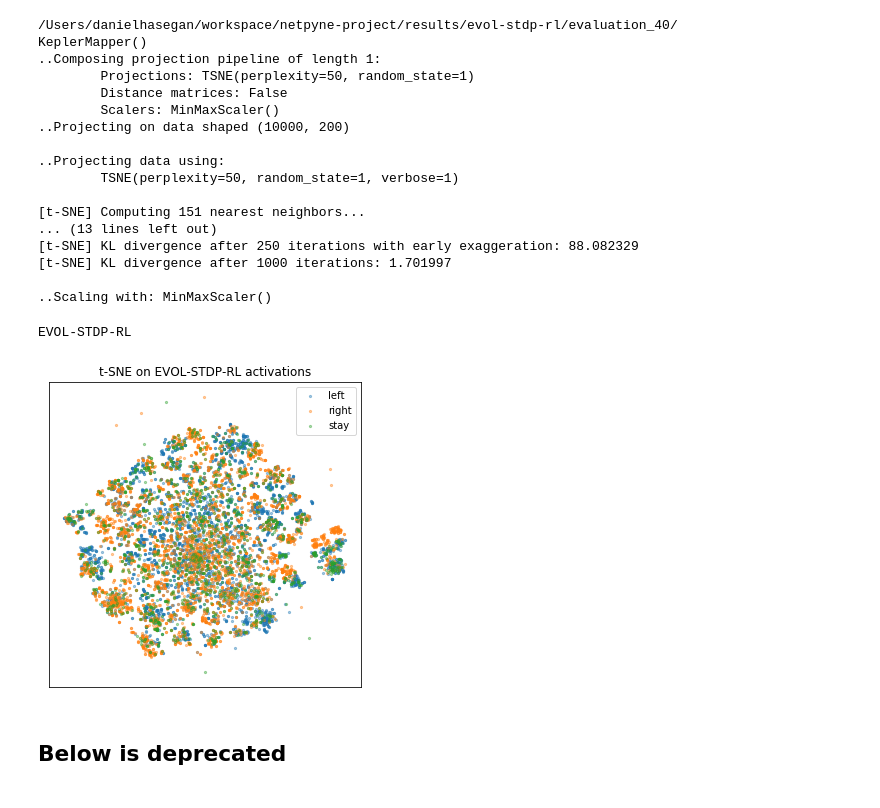
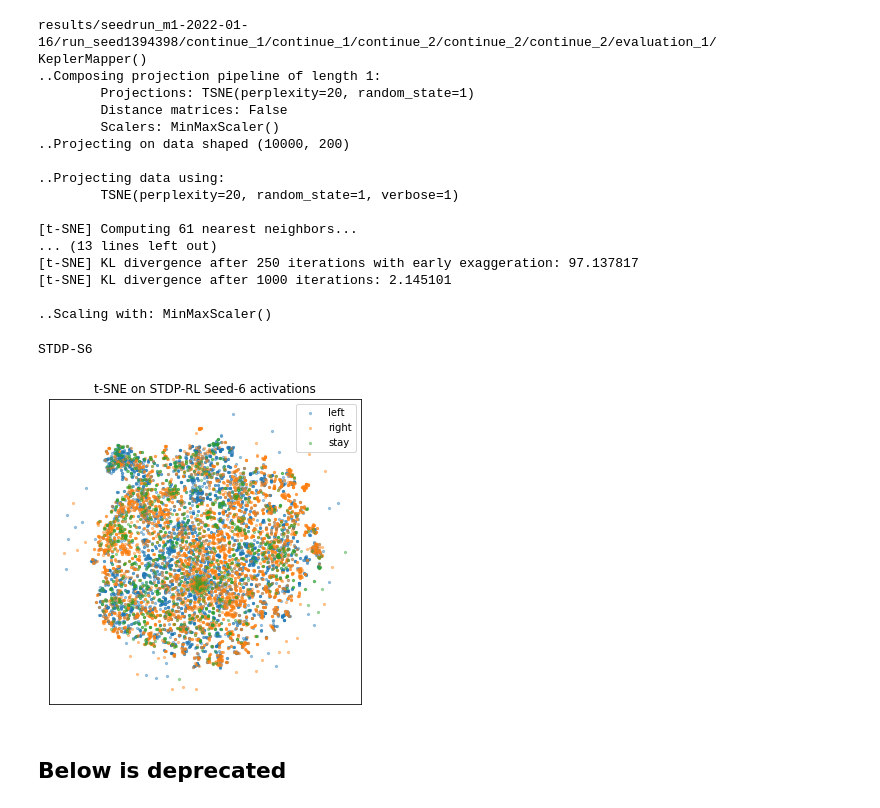
Before and after one commit to NathanKlineInstitute/netpyne-STDP, a Jupyter notebook: notebooks/tSNE plots.ipynb, the cells around one changed output. Drawn from its saved outputs; the diff is of its cells as text; code cells hidden in the pictures.

```diff
--- a/notebooks/tSNE plots.ipynb
+++ b/notebooks/tSNE plots.ipynb
@@ -10,17 +10,26 @@ from kmapper import KeplerMapper, Cover
 from sklearn.manifold import TSNE
 from sklearn.cluster import DBSCAN
 
-# WDIRS = ['/Users/danielhasegan/workspace/netpyne-project/results/20210907-ES1500it/evaluation_0/',
-#     '/Users/danielhasegan/workspace/netpyne-project/results/20210907-ES1500it/evaluation_15/',
-#     '/Users/danielhasegan/workspace/netpyne-project/results/hpsearch-2021-09-06/best/1_run_168/evaluation_8/',
+WDIRS = [
+    'results/seedrun_m1-2022-01-16/run_seed1394398/evaluation_0/',
+    'results/seedrun_m1-2022-01-16/run_seed1394398/continue_1/continue_1/continue_2/continue_2/continue_2/evaluation_1/',
+    'results/20220129-EVOL_b5-goodseed/continue_1/continue_1/continue_1/continue_1/continue_1/continue_1/continue_1/continue_1/evaluation_1/',
+    'results/seedrun_m1-2022-01-16/run_seed5397326/evaluation_0/',
+    'results/seedrun_m1-2022-01-16/run_seed5397326/continue_1/continue_1/continue_2/continue_2/continue_2/evaluation_50/',
+    'results/20220128-EVOL_b5-badseed/continue_1/continue_1/continue_1/continue_1/continue_1/continue_1/continue_1/continue_1/continue_1/continue_1/evaluation_2/',
+]
+
+NAMES = ['INIT-S6', 'STDP-S6', 'EVOL-S6', 'INIT-S3', 'STDP-S3', 'EVOL-S3']
+
+GET_ONLY = 1
+if GET_ONLY != None:
+    WDIRS = WDIRS[GET_ONLY:GET_ONLY+1]
+    NAMES = NAMES[GET_ONLY:GET_ONLY+1]
+
+# WDIRS = [
 #     '/Users/danielhasegan/workspace/netpyne-project/results/evol-stdp-rl/evaluation_40/',]
 
-# NAMES = ['INIT', 'EVOL', 'STDP', 'EVOL-STDP-RL']
-
-WDIRS = [
-    '/Users/danielhasegan/workspace/netpyne-project/results/evol-stdp-rl/evaluation_40/',]
-
-NAMES = ['EVOL-STDP-RL']
+# NAMES = ['EVOL-STDP-RL']
 
 
 # wdir= '/Users/danielhasegan/workspace/netpyne-project/results/20210907-ES1500it/evaluation_0/'
@@ -37,7 +46,7 @@ N = 10000 # total_length // 5
 for wdir in WDIRS:
     print(wdir)
 
-    sim_path = os.path.join(wdir, 'sim.pkl')
+    sim_path = os.path.join('../', wdir, 'sim.pkl')
 
     with open(sim_path, 'rb') as f:
         sim = pkl.load(f)
@@ -60,24 +69,24 @@ for wdir in WDIRS:
 
     # Generate shape graph using KeplerMapper
     mapper = KeplerMapper(verbose=1)
-    lens = mapper.fit_transform(X, projection=TSNE(2, perplexity=50, random_state=1))
+    lens = mapper.fit_transform(X, projection=TSNE(2, perplexity=20, random_state=1))
 
     LENSES.append(lens)
 # %% [output]
-/Users/danielhasegan/workspace/netpyne-project/results/evol-stdp-rl/evaluation_40/
+results/seedrun_m1-2022-01-16/run_seed1394398/continue_1/continue_1/continue_2/continue_2/continue_2/evaluation_1/
 KeplerMapper()
 ..Composing projection pipeline of length 1:
-        Projections: TSNE(perplexity=50, random_state=1)
+        Projections: TSNE(perplexity=20, random_state=1)
         Distance matrices: False
         Scalers: MinMaxScaler()
 ..Projecting on data shaped (10000, 200)
 
 ..Projecting data using:
-        TSNE(perplexity=50, random_state=1, verbose=1)
+        TSNE(perplexity=20, random_state=1, verbose=1)
 
-[t-SNE] Computing 151 nearest neighbors...
+[t-SNE] Computing 61 nearest neighbors...
 ... (13 lines left out)
-[t-SNE] KL divergence after 250 iterations with early exaggeration: 88.082329
-[t-SNE] KL divergence after 1000 iterations: 1.701997
+[t-SNE] KL divergence after 250 iterations with early exaggeration: 97.137817
+[t-SNE] KL divergence after 1000 iterations: 2.145101
 
 ..Scaling with: MinMaxScaler()
@@ -86,7 +100,7 @@ MOT_OUTS = []
 
 
 for wdir in WDIRS:
-    mot_path = os.path.join(wdir, 'MotorOutputs.txt')
+    mot_path = os.path.join('../', wdir, 'MotorOutputs.txt')
 
     with open(mot_path) as f:
         mot_rews = [line for line in csv.reader(f, delimiter='\t')]
@@ -115,29 +129,29 @@ for wdir in WDIRS:
 # %%
 import matplotlib.pyplot as plt
 
 
 for wdir, name, lens, y in zip(WDIRS, NAMES, LENSES, MOT_OUTS):
     print(name)
 
     S = 5
     plt.figure(figsize=(5,5))
 
     L = []
 
     for i in [2,3,1]:
         plt.scatter(lens[y == i][:,0], lens[y == i][:,1], 5, alpha=0.4)
         L.append(['stay', 'left', 'right'][i-1])
 
-    plt.title('t-SNE on {} activations'.format(name))
+    plt.title('t-SNE on {} activations'.format(name.replace('-S', ' Seed-').replace('STDP', 'STDP-RL')))
     plt.tight_layout()
 
     plt.legend(L)
     plt.xticks([])
     plt.yticks([])
     plt.savefig('tSNE-{}.png'.format(name.lower()), dpi=300)
 # %% [output]
-EVOL-STDP-RL
+STDP-S6
-[figure, old version]
+[figure, new version]
 # %% [markdown]
 ## Below is deprecated
 # %%
```
Also changed, not shown: parts of 1 cell of this notebook, 6 other files.
